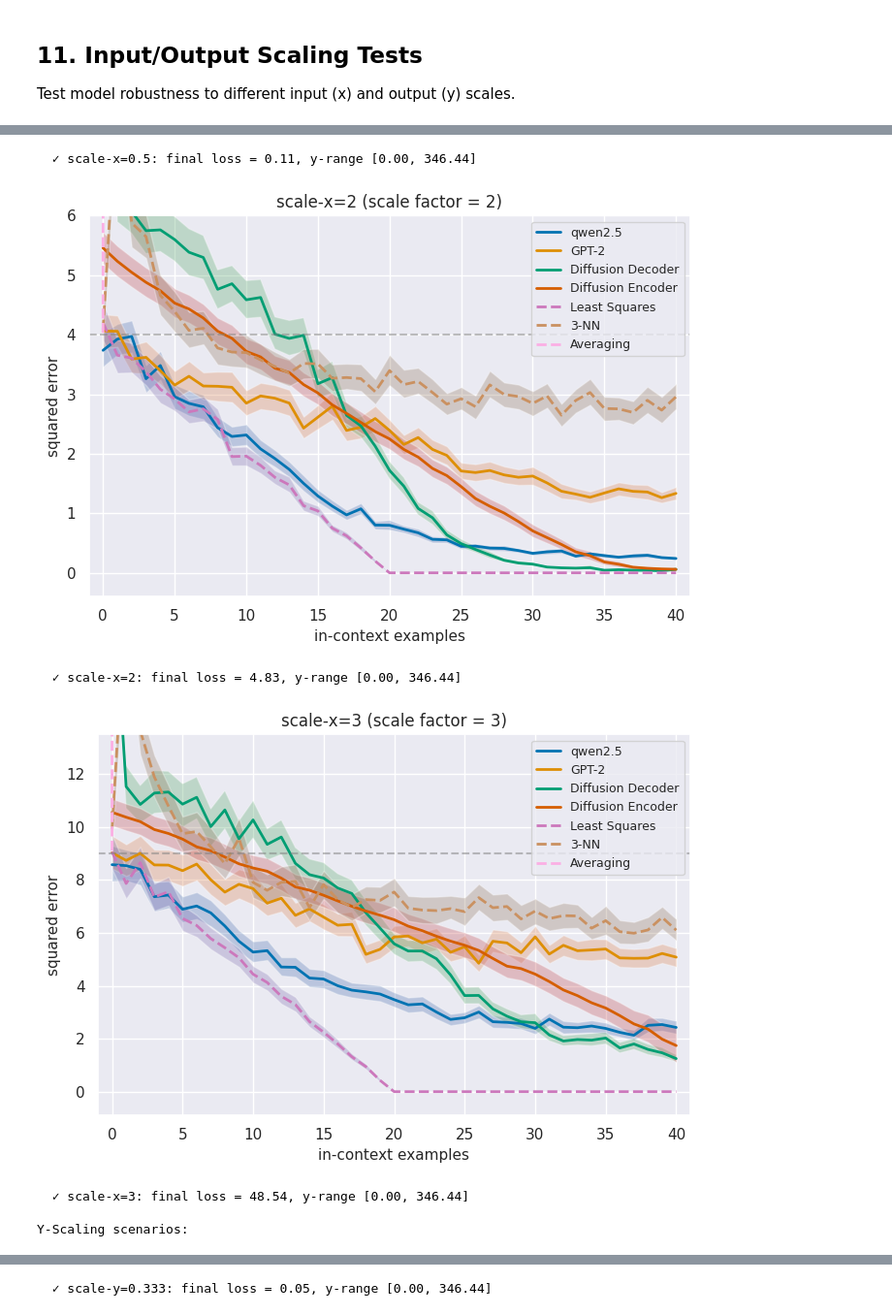
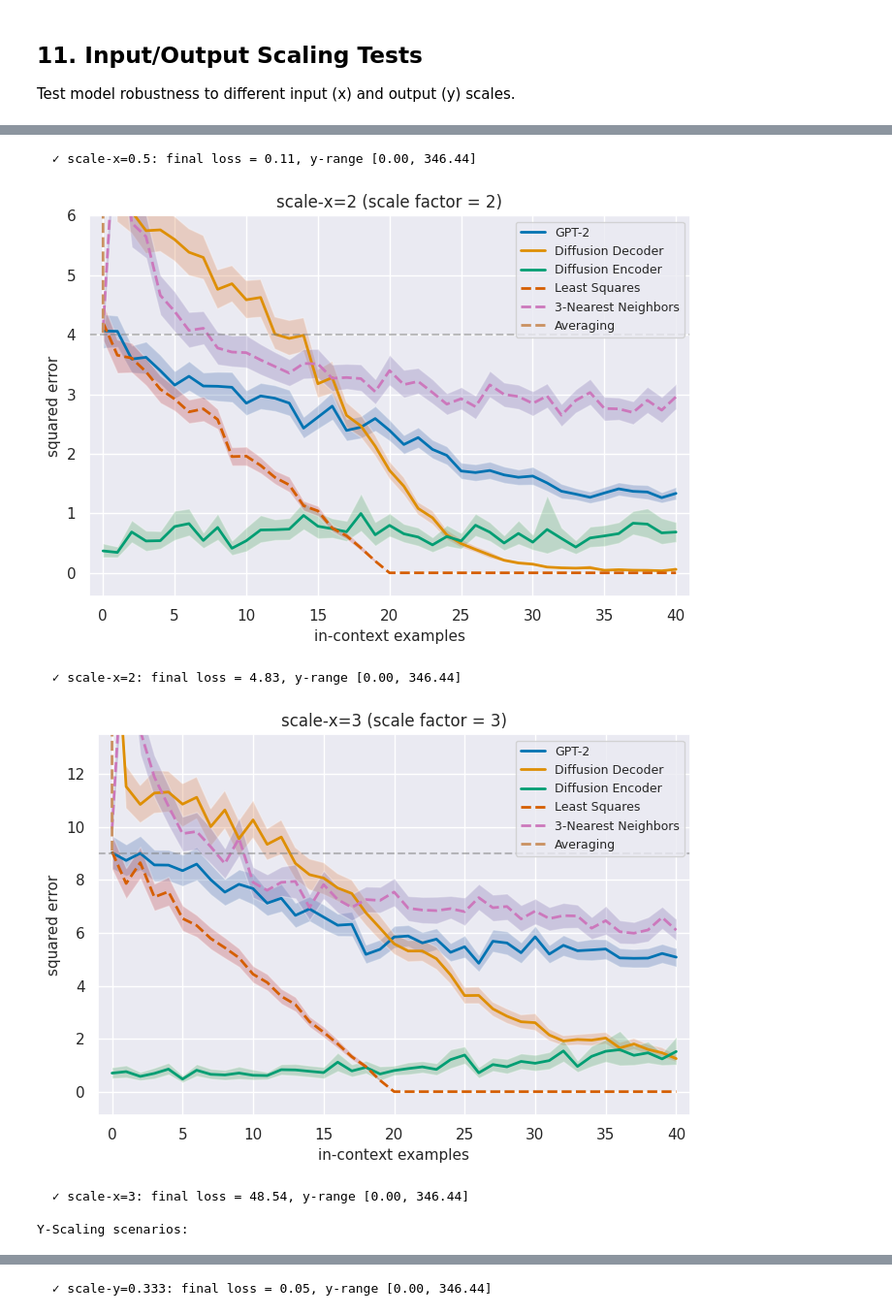
Before and after one commit to hingma/in-context-learning, a Jupyter notebook: eval_colab_all_diff.ipynb, the cells around one changed output, grey strips where cells are left out. Shown at 97% size. Saved outputs shown, nothing was run; the diff lists cells and outputs as text; code cells hidden in the pictures.

```diff
--- a/eval_colab_all_diff.ipynb
+++ b/eval_colab_all_diff.ipynb
@@ -437,7 +431,7 @@ Run full evaluation suite including baseline comparisons. This may take a few mi
 **Reminder:** Results will be shown in both raw and normalized formats for easier comparison with literature.
 # %%
 # Load metrics directly from cached metrics.json
-metrics_path = os.path.join(run_path, 'metrics_merged.json')
+metrics_path = os.path.join(run_path, 'metrics_linear.json')
 print(f"Loading metrics from: {metrics_path}")
 
 with open(metrics_path, 'r') as f:
@@ -516,7 +510,7 @@ else:
 
     for idx, baseline_key in enumerate(baseline_keys, 0):
         if baseline_key in standard_metrics:
-            if 'diffusion' in baseline_key:
+            if 'decoder' in baseline_key:
                 # means = standard_metrics[baseline_key]["mean"]
                 means = [m for m in standard_metrics[baseline_key]["mean"]]
                 label = baseline_labels_map.get(baseline_key, baseline_key)
@@ -681,9 +675,9 @@ for scenario in ood_scenarios:
     #     all_values.extend(means)
 
     # Plot baselines
-    for idx, baseline_key in enumerate(baseline_keys, 1):
+    for idx, baseline_key in enumerate(baseline_keys, 0):
         if baseline_key in metric:
-            if 'diffusion' in baseline_key:
+            if 'decoder' in baseline_key:
                 # means = metric[baseline_key]["mean"]
                 means = [m for m in metric[baseline_key]["mean"]]
                 label = baseline_labels_map.get(baseline_key, baseline_key)
@@ -844,9 +838,12 @@ for dim, scaling_data in [('x', x_scaling_data), ('y', y_scaling_data)]:
         #     ax.fill_between(range(len(low)), low, high, alpha=0.3)
 
         # Plot baselines
-        for idx, baseline_key in enumerate(['gpt2_embd=256_layer=12_head=8','diffusion_decoder_embd=256_layer=12_head=8_timesteps=100','diffusion_encoder_embd=256_layer=12_head=8_timesteps=100', 'OLS_driver=None','NN_n=3_uniform', 'averaging'], 1):
+        for idx, baseline_key in enumerate(['gpt2_embd=256_layer=12_head=8',\
+                                            'diffusion_decoder_embd=256_layer=12_head=8_timesteps=100',\
+                                            'diffusion_encoder_embd=256_layer=12_head=8_timesteps=100',\
+                                            'OLS_driver=None','NN_n=3_uniform', 'averaging'], ):
             if baseline_key in metric:
-                if 'diffusion' in baseline_key:
+                if 'decoder' in baseline_key:
                     # means = metric[baseline_key]["mean"]
                     means = [m for m in metric[baseline_key]["mean"]]
                     label = baseline_labels_map.get(baseline_key, baseline_key)
@@ -950,7 +947,7 @@ X-Scaling scenarios:
   ✓ scale-x=0.5: final loss = 0.11, y-range [0.00, 346.44]
-[figure, old version]
+[figure, new version]
   ✓ scale-x=2: final loss = 4.83, y-range [0.00, 346.44]
-[figure, old version]
+[figure, new version]
   ✓ scale-x=3: final loss = 48.54, y-range [0.00, 346.44]
 
 Y-Scaling scenarios:
```
Also changed, not shown: parts of 9 cells of this notebook.
